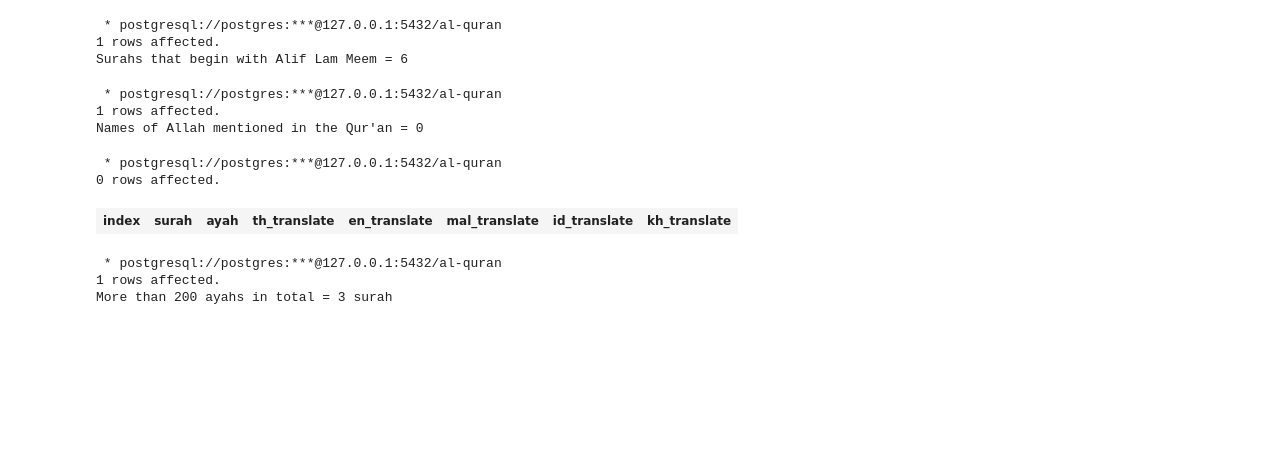
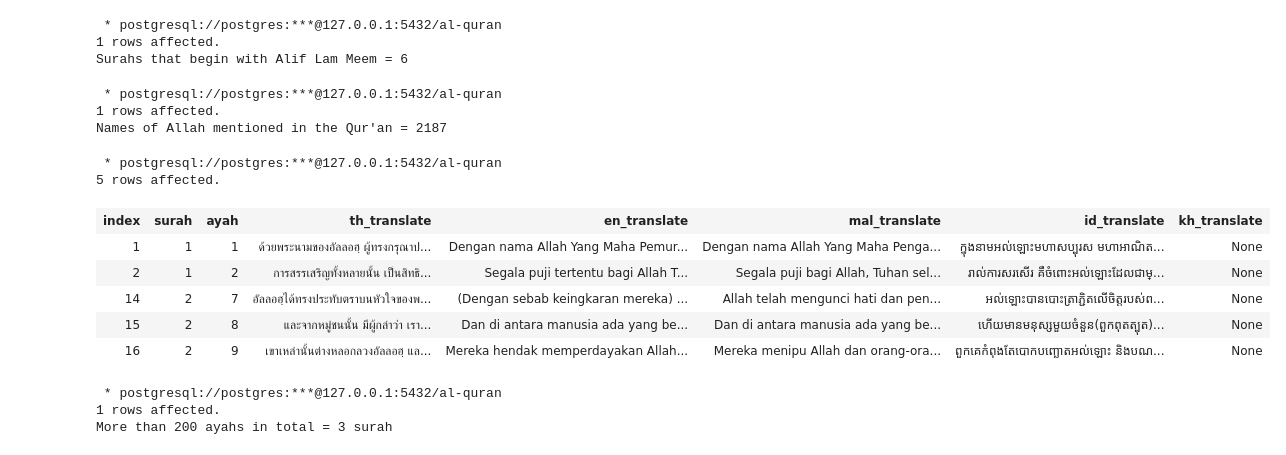
Before and after one commit to hudayala/Quran-Database-and-Data-Warehouse_Sulaiman-Charaae, a Jupyter notebook: al-quran.ipynb, the cells around one changed output. Drawn from its saved outputs; the diff is of its cells as text; code cells hidden in the pictures; blank space fills up the shorter version.

```diff
--- a/al-quran.ipynb
+++ b/al-quran.ipynb
@@ -192,20 +152,25 @@ print("Surahs that begin with Alif Lam Meem =", nalif[0][0])
 Surahs that begin with Alif Lam Meem = 6
 # %%
 
-nameallah = %sql SELECT count(en_translate),count(1) FROM translate WHERE en_translate LIKE '%Allāh%';
+nameallah = %sql SELECT count(en_translate),count(1) FROM translate WHERE mal_translate LIKE '%Allah%';
 print("Names of Allah mentioned in the Qur'an =", nameallah[0][0])
 # %% [output]
  * postgresql://postgres:***@127.0.0.1:5432/al-quran
 1 rows affected.
-Names of Allah mentioned in the Qur'an = 0
+Names of Allah mentioned in the Qur'an = 2187
 # %%
 %%sql
-select * from translate WHERE translate.en_translate LIKE '%AllÄh%'
+select * from translate WHERE mal_translate LIKE '%Allah%'
 limit 5;
 # %% [output]
  * postgresql://postgres:***@127.0.0.1:5432/al-quran
-0 rows affected.
+5 rows affected.
 | index | surah | ayah | th_translate | en_translate | mal_translate | id_translate | kh_translate |
+| 1 | 1 | 1 | ด้วยพระนามของอัลลอฮฺ ผู้ทรงกรุณาป... | Dengan nama Allah Yang Maha Pemur... | Dengan nama Allah Yang Maha Penga... | ក្នុងនាមអល់ឡោះមហាសប្បុរស មហាអាណិត... | None |
+| 2 | 1 | 2 | การสรรเสริญทั้งหลายนั้น เป็นสิทธิ... | Segala puji tertentu bagi Allah T... | Segala puji bagi Allah, Tuhan sel... | រាល់ការសរសើរ គឺចំពោះអល់ឡោះដែលជាម្... | None |
+| 14 | 2 | 7 | อัลลอฮฺได้ทรงประทับตราบนหัวใจของพ... | (Dengan sebab keingkaran mereka) ... | Allah telah mengunci hati dan pen... | អល់ឡោះបានបោះត្រាភ្ជិតលើចិត្ដរបស់ព... | None |
+| 15 | 2 | 8 | และจากหมู่ชนนั้น มีผู้กล่าว่า เรา... | Dan di antara manusia ada yang be... | Dan di antara manusia ada yang be... | ហើយមានមនុស្សមួយចំនួន(ពួកពុតត្បុត)... | None |
+| 16 | 2 | 9 | เขาเหล่านั้นต่างหลอกลวงอัลลอฮฺ แล... | Mereka hendak memperdayakan Allah... | Mereka menipu Allah dan orang-ora... | ពួកគេកំពុងតែបោកបញ្ឆោតអល់ឡោះ និងបណ... | None |
 # %%
 ayahmore  = %sql SELECT count(quran_surah),count(1) FROM quran_surah WHERE ayah > '200' ;
 print("More than 200 ayahs in total =", ayahmore[0][0],'surah')
```
Also changed, not shown: parts of 15 cells of this notebook.
